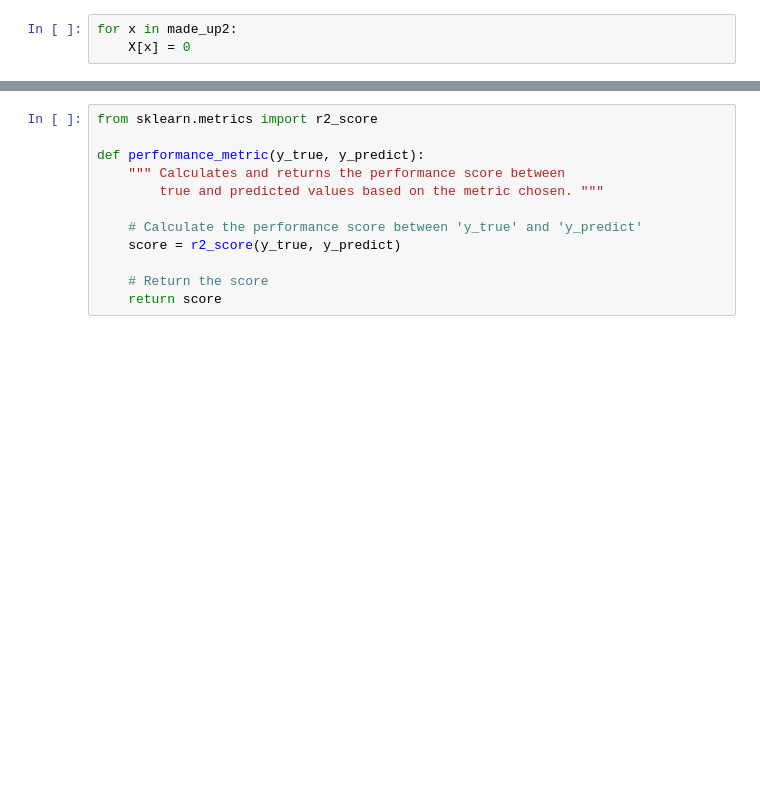
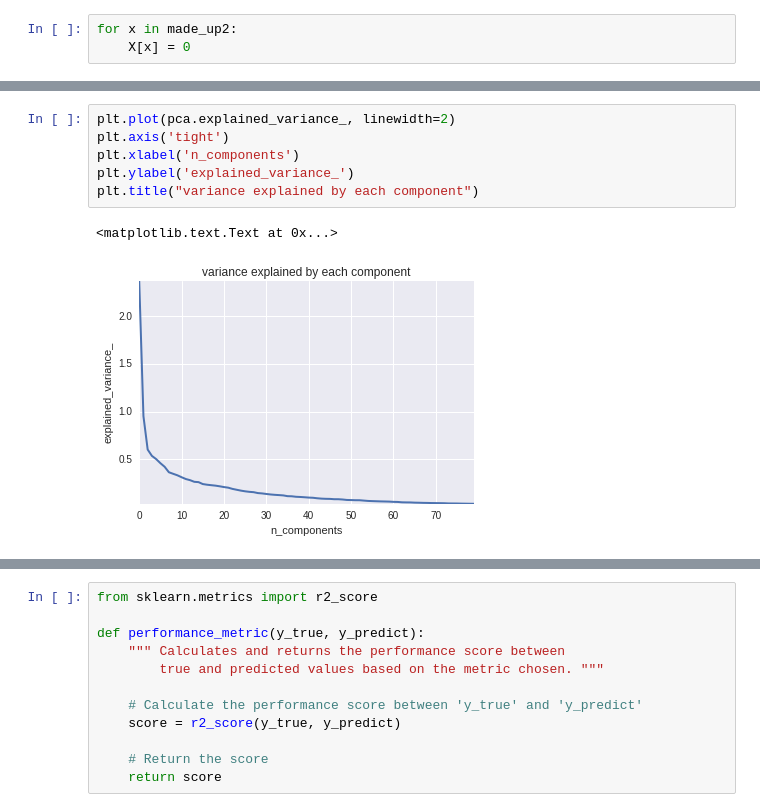
Before and after one commit to cautree/kaggle_house, a Jupyter notebook: house.ipynb, the cells around one changed output, grey strips where cells are left out. Cells and saved outputs as stored; diff of their text form; blank space fills up the shorter version.

```diff
--- a/house.ipynb
+++ b/house.ipynb
@@ -200,0 +244,9 @@ X.shape
+# %%
+plt.plot(pca.explained_variance_, linewidth=2)
+plt.axis('tight')
+plt.xlabel('n_components')
+plt.ylabel('explained_variance_')
+plt.title("variance explained by each component")
+# %% [output]
+<matplotlib.text.Text at 0x...>
+[figure, added]
```
Also changed, not shown: parts of 18 cells of this notebook.
